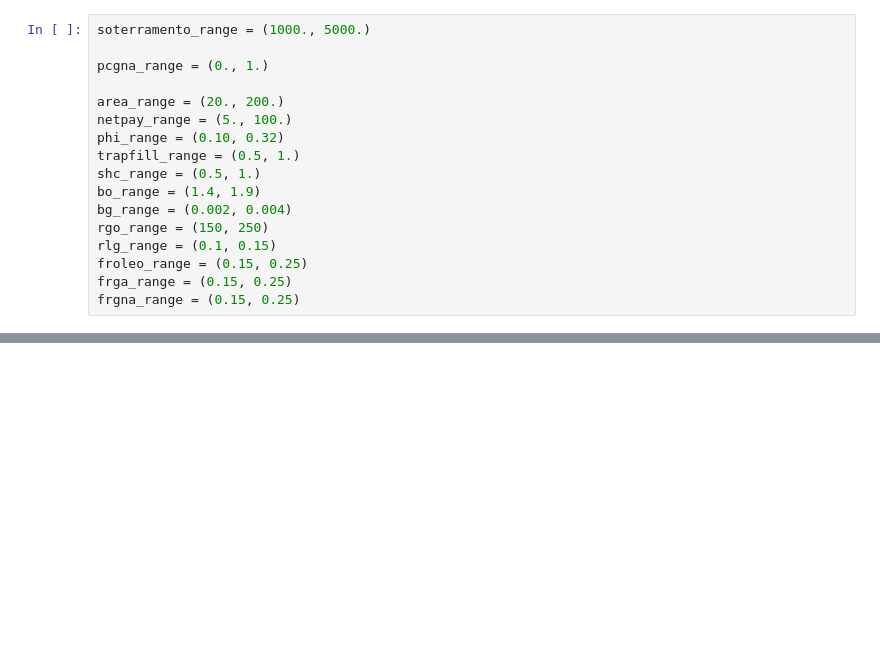
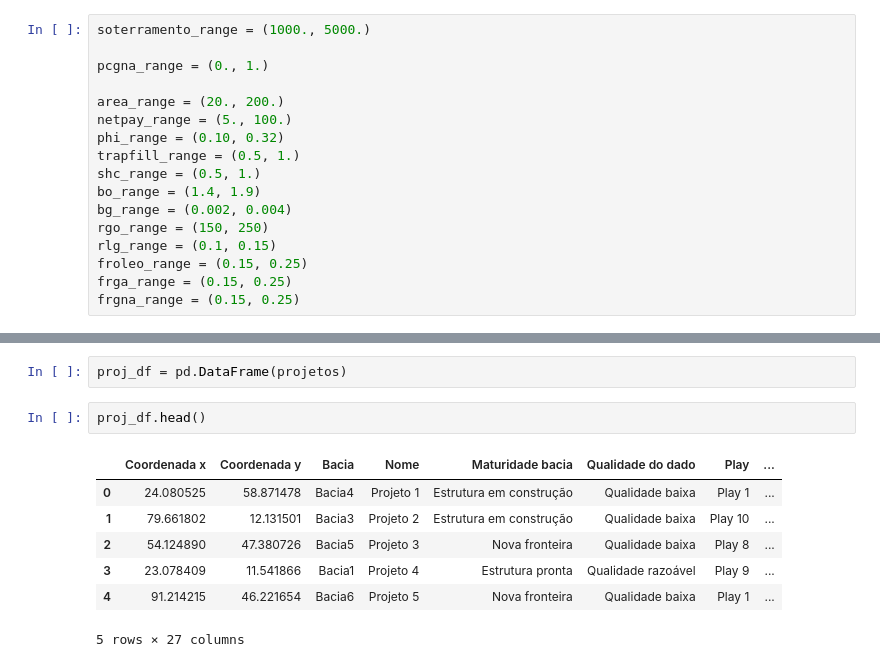
Before and after one commit to joaoweissmann/DRSP-B, a Jupyter notebook: synthetic_instance_generator.ipynb, the cells around one changed output, grey strips where cells are left out. Saved outputs shown, nothing was run; the diff lists cells and outputs as text; blank space fills up the shorter version.

```diff
--- a/synthetic_instance_generator.ipynb
+++ b/synthetic_instance_generator.ipynb
@@ -266,0 +404,12 @@ plays_completo
+# %%
+proj_df = pd.DataFrame(projetos)
+# %%
+proj_df.head()
+# %% [output]
+|  | Coordenada x | Coordenada y | Bacia | Nome | Maturidade bacia | Qualidade do dado | Play | ... |
+| 0 | 24.080525 | 58.871478 | Bacia4 | Projeto 1 | Estrutura em construção | Qualidade baixa | Play 1 | ... |
+| 1 | 79.661802 | 12.131501 | Bacia3 | Projeto 2 | Estrutura em construção | Qualidade baixa | Play 10 | ... |
+| 2 | 54.124890 | 47.380726 | Bacia5 | Projeto 3 | Nova fronteira | Qualidade baixa | Play 8 | ... |
+| 3 | 23.078409 | 11.541866 | Bacia1 | Projeto 4 | Estrutura pronta | Qualidade razoável | Play 9 | ... |
+| 4 | 91.214215 | 46.221654 | Bacia6 | Projeto 5 | Nova fronteira | Qualidade baixa | Play 1 | ... |
+5 rows × 27 columns
```
Also changed, not shown: parts of 18 cells of this notebook.
